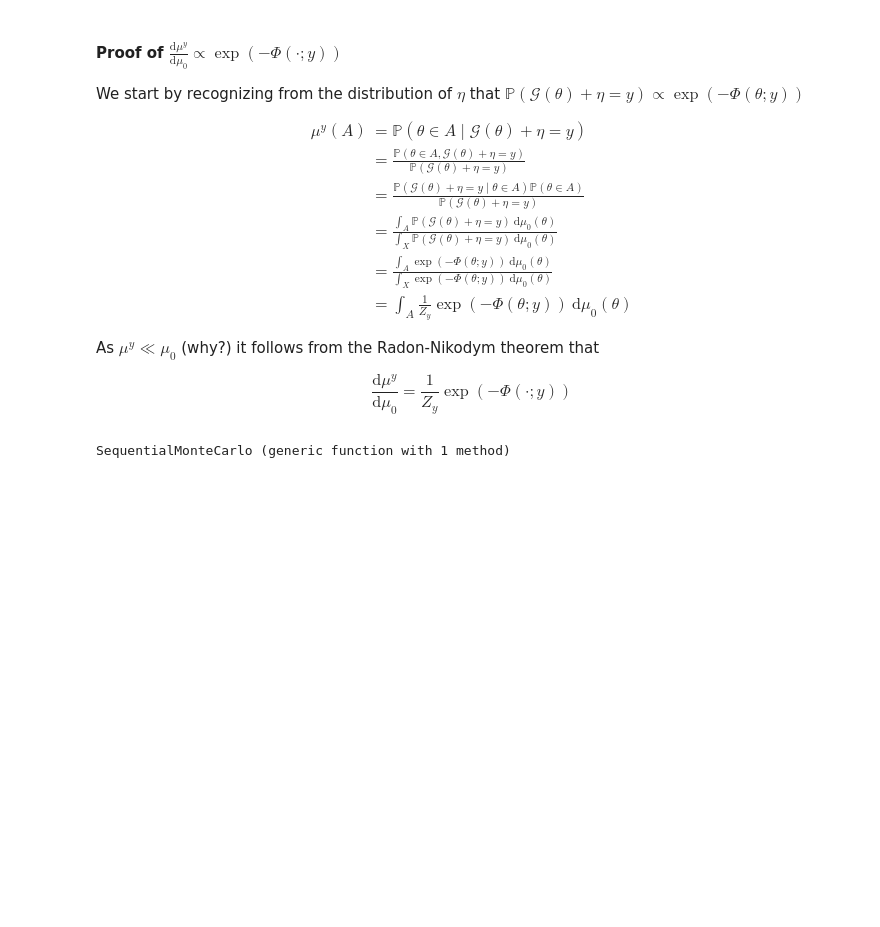
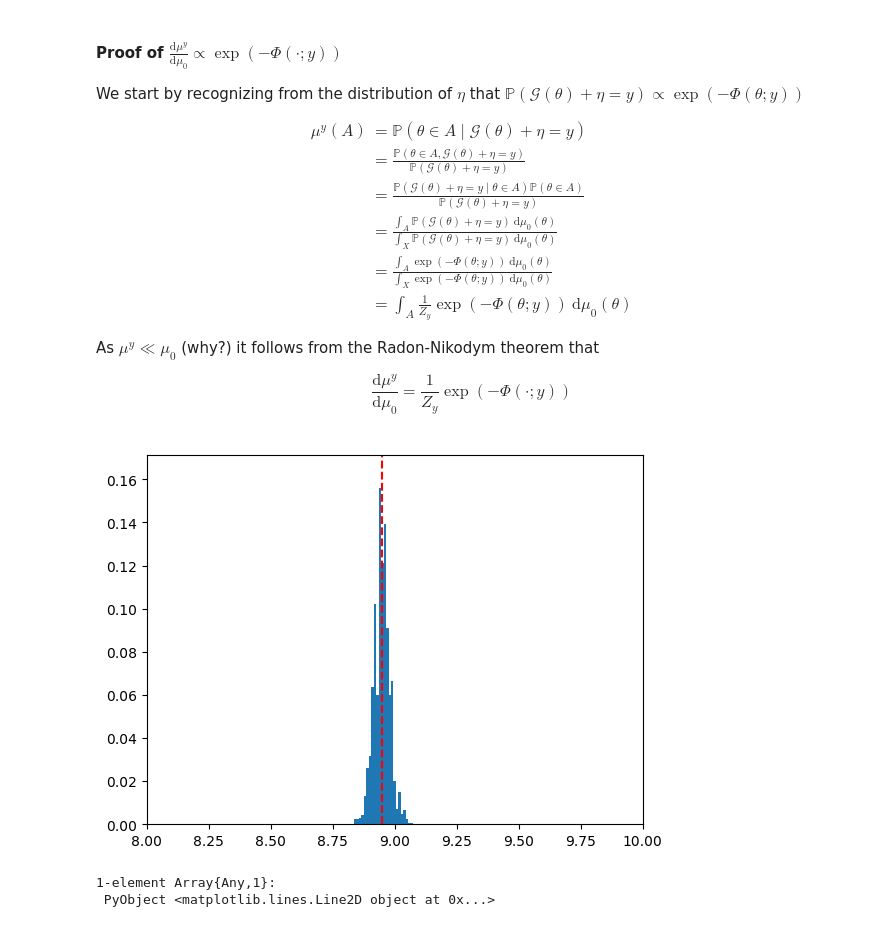
Before and after one commit to matthieubulte/smc, a Jupyter notebook: code/proposal.ipynb, the cells around one changed output. Saved outputs shown, nothing was run; the diff lists cells and outputs as text; code cells hidden in the pictures; blank space fills up the shorter version.

```diff
--- a/code/proposal.ipynb
+++ b/code/proposal.ipynb
@@ -158,5 +156,5 @@ The mean estimation is of 11.56409320115939
 # %%
-function simulate(n, g; Θ₀ = 5*pi/180, l = 7.4, τ = 0.01)
+@everywhere function simulate(n, g; Θ₀ = 5*pi/180, l = 7.4, τ = 0.01)
     n_times = 0
     times = zeros(n)
 
@@ -241,10 +240,10 @@ $$
   \frac{\text{d}\mu^y}{\text{d}\mu_0} = \frac{1}{Z_y}\exp(-\Phi(\cdot; y))
 $$
 # %%
-function noop(n,W,X)
+@everywhere function noop(n,W,X)
 end
 
-function SequentialMonteCarlo(X₀, p, γ; μ=0.1, progress=noop)
+@everywhere function SequentialMonteCarlo(X₀, p, γ; μ=0.1, progress=noop)
     # initialization
     N,d = size(X₀)
     w = MvNormal(μ^2 * eye(d))
@@ -253,7 +252,7 @@ function SequentialMonteCarlo(X₀, p, γ; μ=0.1, progress=noop)
     W = ones(N)/N
     Wₙ = SharedArray{Float64}(N)
 
-    for i=1:N
+    @sync @parallel for i=1:N
         Wₙ[i] = γ(1, X[i,:])
     end
     W = W.*Wₙ / vecdot(W, Wₙ)
@@ -268,7 +267,7 @@ function SequentialMonteCarlo(X₀, p, γ; μ=0.1, progress=noop)
 
         X += rand(w, N)'
 
-        for i=1:N
+        @sync @parallel for i=1:N
             Wₙ[i] = γ(n, X[i,:])
         end
         W = W.*Wₙ / vecdot(W, Wₙ)
@@ -277,5 +276,3 @@ function SequentialMonteCarlo(X₀, p, γ; μ=0.1, progress=noop)
 
     W,X
 end
-# %% [output]
-SequentialMonteCarlo (generic function with 1 method)
@@ -281,0 +283,37 @@ SequentialMonteCarlo (generic function with 1 method)
+# %%
+@everywhere likelihood₁ = (n, m) ->
+    let
+        t = simulate(max_intersects, m[1])
+        exp(-sumoveri(i -> sum(measurements_mask[i,:] .* (measurements[i,:] - t).^2), n))
+    end
+
+@everywhere srand(42)
+W,X=SequentialMonteCarlo(rand(μ₀,100,1), n_measurements, likelihood₁);
+
+let
+    bw = 0.01
+    Y = round.(X/bw)
+    mini = minimum(Y)
+
+    m = convert(Int32,maximum(Y) - mini + 1)
+    ws = zeros(m)
+
+    for i=1:length(W)
+        ws[convert(Int32,Y[i]-mini+1)]+=W[i]
+    end
+
+    maxW = maximum(ws)
+    g = vecdot(W,X)
+
+    clf()
+    ylim(0,maxW*1.1)
+    xlim(8,10)
+
+    bar((collect(1:m) + mini - 1)*bw, ws, width=bw)
+
+    plot([g; g], [0; maxW*1.1], "r--")
+end
+# %% [output]
+[figure, added]
+1-element Array{Any,1}:
+ PyObject <matplotlib.lines.Line2D object at 0x...>
```
Also changed, not shown: parts of 8 cells of this notebook, 1 other file.
